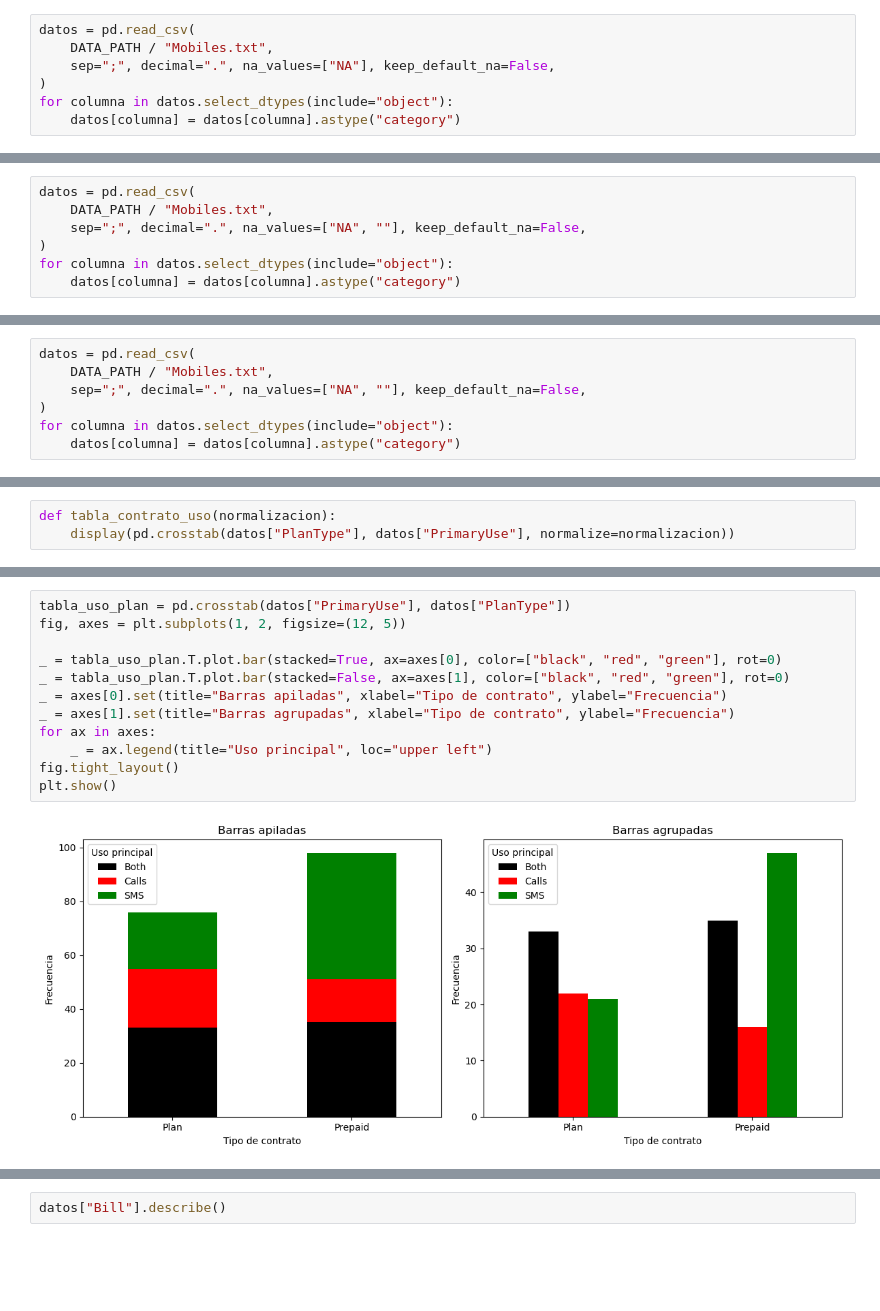
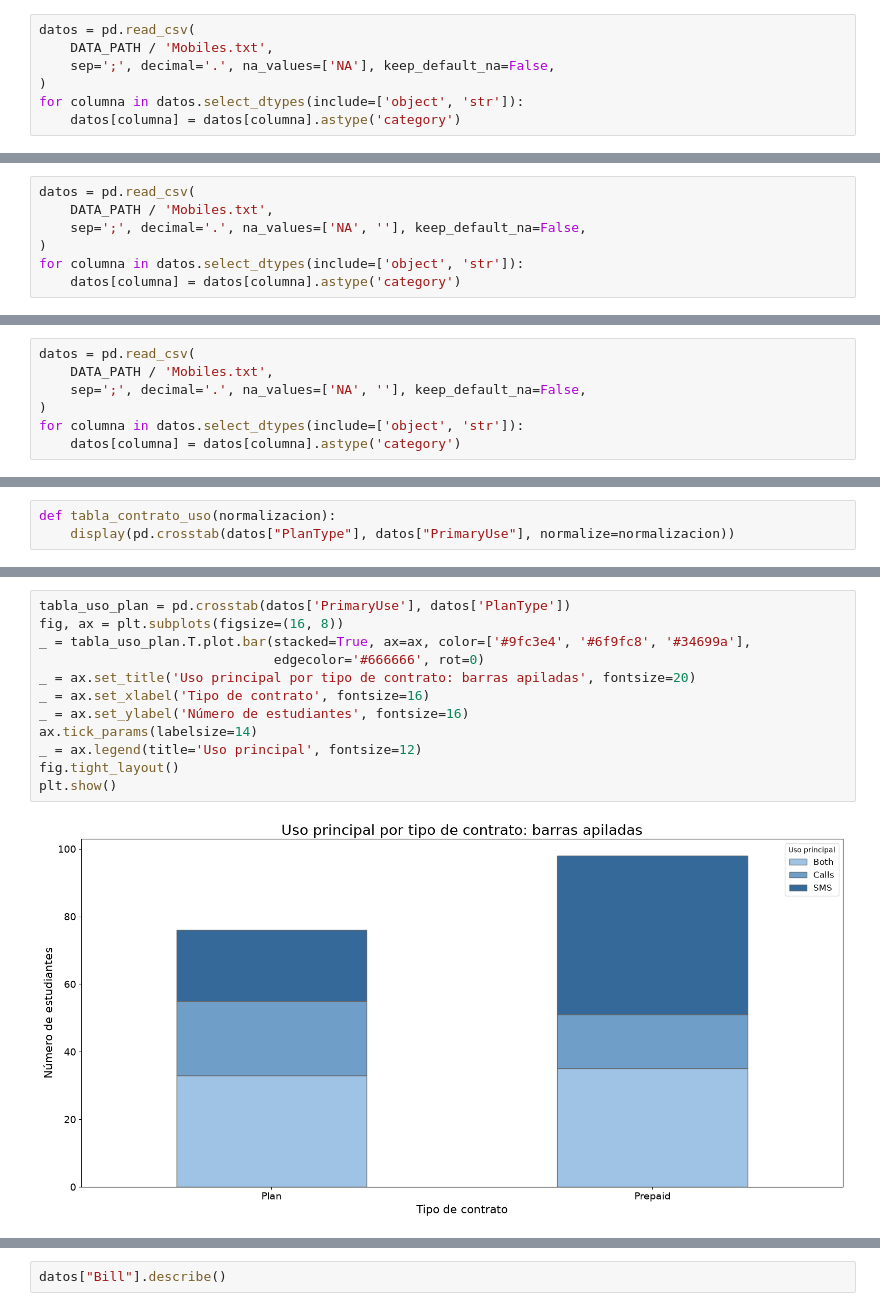
Before and after one commit to guiruha/LaSalle_Estadistica, a Jupyter notebook: sesiones/sesion1/s1.ipynb, the cells around one changed output, grey strips where cells are left out. Cells and saved outputs as stored; diff of their text form; blank space fills up the shorter version.

```diff
--- a/sesiones/sesion1/s1.ipynb
+++ b/sesiones/sesion1/s1.ipynb
@@ -643,8 +774,8 @@ Las columnas de texto se representan como variables categóricas.
 # %%
 datos = pd.read_csv(
-    DATA_PATH / "Mobiles.txt",
-    sep=";", decimal=".", na_values=["NA"], keep_default_na=False,
+    DATA_PATH / 'Mobiles.txt',
+    sep=';', decimal='.', na_values=['NA'], keep_default_na=False,
 )
-for columna in datos.select_dtypes(include="object"):
-    datos[columna] = datos[columna].astype("category")
+for columna in datos.select_dtypes(include=['object', 'str']):
+    datos[columna] = datos[columna].astype('category')
 # %% [markdown]
@@ -685,7 +821,7 @@ También hay campos vacíos que representan datos ausentes. Repetimos la lectura
 # %%
 datos = pd.read_csv(
-    DATA_PATH / "Mobiles.txt",
-    sep=";", decimal=".", na_values=["NA", ""], keep_default_na=False,
+    DATA_PATH / 'Mobiles.txt',
+    sep=';', decimal='.', na_values=['NA', ''], keep_default_na=False,
 )
-for columna in datos.select_dtypes(include="object"):
-    datos[columna] = datos[columna].astype("category")
+for columna in datos.select_dtypes(include=['object', 'str']):
+    datos[columna] = datos[columna].astype('category')
@@ -784,7 +975,7 @@ Volvemos a leer la tabla de móviles con los valores ausentes correctamente iden
 # %%
 datos = pd.read_csv(
-    DATA_PATH / "Mobiles.txt",
-    sep=";", decimal=".", na_values=["NA", ""], keep_default_na=False,
+    DATA_PATH / 'Mobiles.txt',
+    sep=';', decimal='.', na_values=['NA', ''], keep_default_na=False,
 )
-for columna in datos.select_dtypes(include="object"):
-    datos[columna] = datos[columna].astype("category")
+for columna in datos.select_dtypes(include=['object', 'str']):
+    datos[columna] = datos[columna].astype('category')
@@ -1168,14 +1727,14 @@ interactive(children=(Dropdown(description='Tabla', layout=Layout(width='360px')
 # %%
-tabla_uso_plan = pd.crosstab(datos["PrimaryUse"], datos["PlanType"])
-fig, axes = plt.subplots(1, 2, figsize=(12, 5))
-
-_ = tabla_uso_plan.T.plot.bar(stacked=True, ax=axes[0], color=["black", "red", "green"], rot=0)
-_ = tabla_uso_plan.T.plot.bar(stacked=False, ax=axes[1], color=["black", "red", "green"], rot=0)
-_ = axes[0].set(title="Barras apiladas", xlabel="Tipo de contrato", ylabel="Frecuencia")
-_ = axes[1].set(title="Barras agrupadas", xlabel="Tipo de contrato", ylabel="Frecuencia")
-for ax in axes:
-    _ = ax.legend(title="Uso principal", loc="upper left")
+tabla_uso_plan = pd.crosstab(datos['PrimaryUse'], datos['PlanType'])
+fig, ax = plt.subplots(figsize=(16, 8))
+_ = tabla_uso_plan.T.plot.bar(stacked=True, ax=ax, color=['#9fc3e4', '#6f9fc8', '#34699a'],
+                              edgecolor='#666666', rot=0)
+_ = ax.set_title('Uso principal por tipo de contrato: barras apiladas', fontsize=20)
+_ = ax.set_xlabel('Tipo de contrato', fontsize=16)
+_ = ax.set_ylabel('Número de estudiantes', fontsize=16)
+ax.tick_params(labelsize=14)
+_ = ax.legend(title='Uso principal', fontsize=12)
 fig.tight_layout()
 plt.show()
 # %% [output]
-[figure, old version]
+[figure, new version]
```
Also changed, not shown: parts of 207 cells of this notebook, 6 other files.
